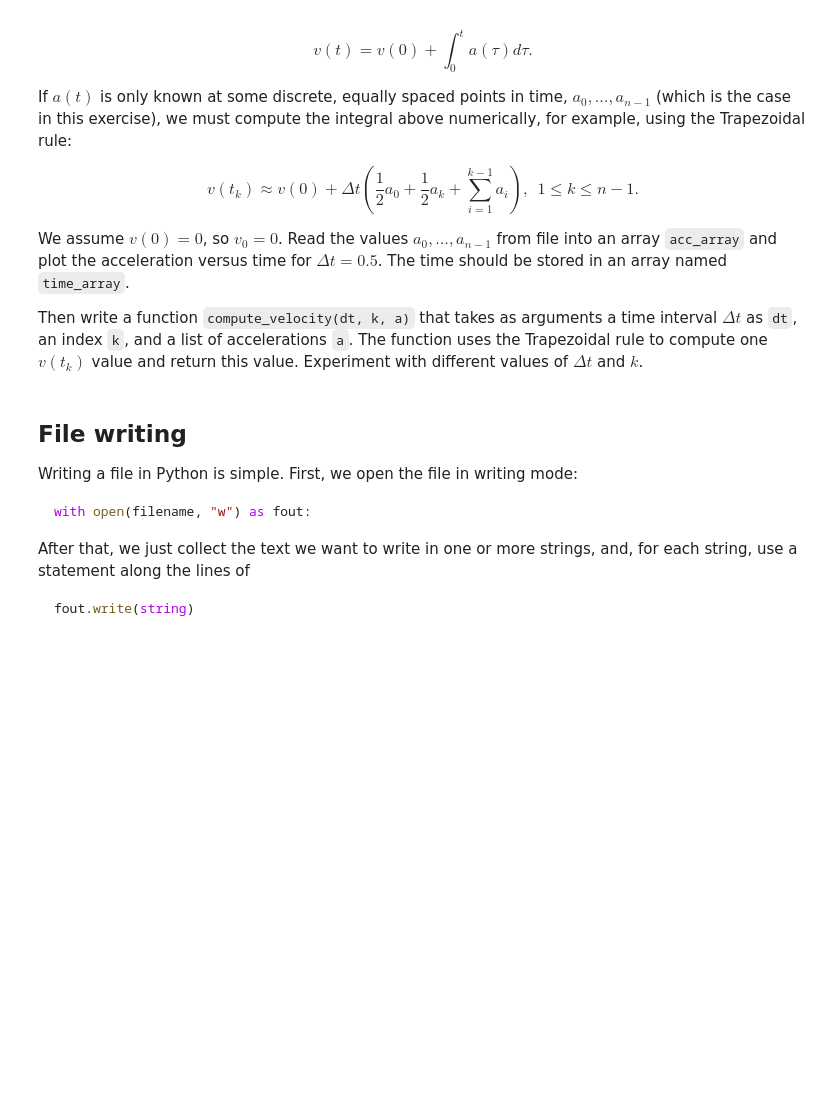
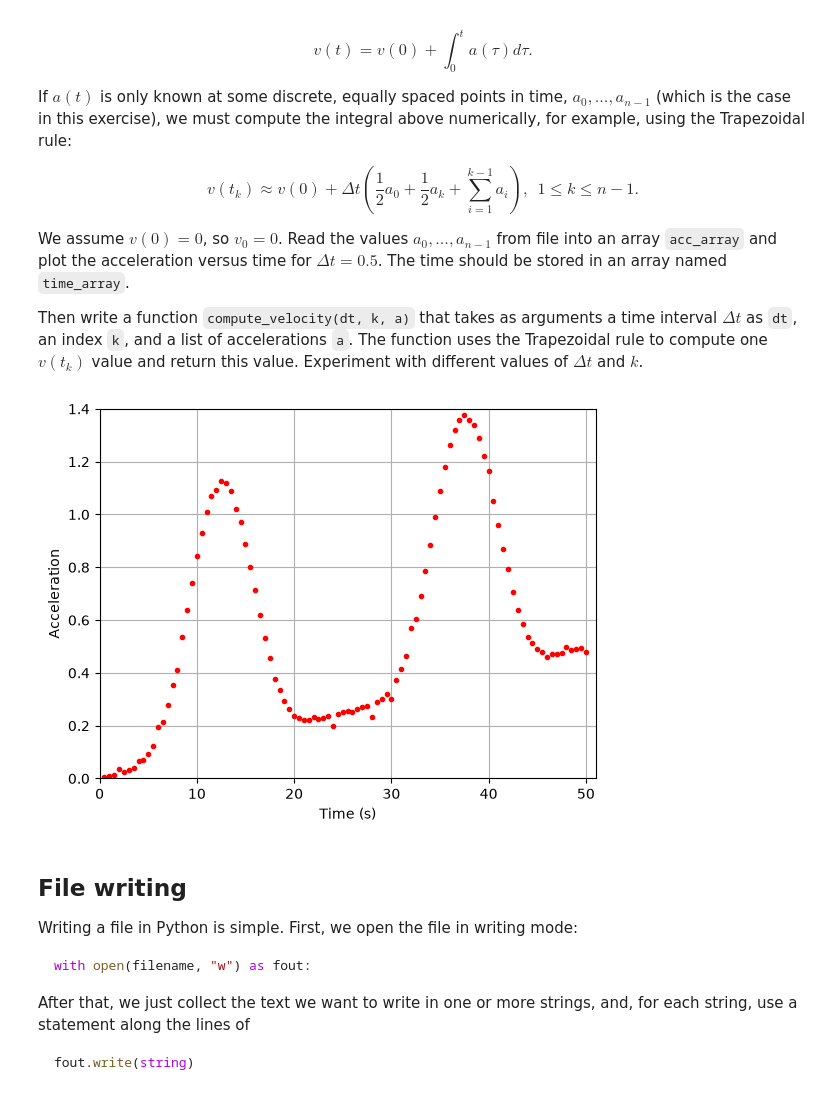
Before and after one commit to ada-3113482811/intro-to-python, a Jupyter notebook: lecture3/lecture3.ipynb, the cells around one changed output. Drawn from its saved outputs; the diff is of its cells as text; code cells hidden in the pictures; blank space fills up the shorter version.

```diff
--- a/lecture3/lecture3.ipynb
+++ b/lecture3/lecture3.ipynb
@@ -705,3 +736,27 @@ Then write a function `compute_velocity(dt, k, a)` that takes as arguments a tim
+# %%
+acc_list = []
+with open("data/acc.dat", "r") as file:
+    for line in file:
+        line = line.strip()
+        if line == "" or line.startswith("#"):
+            continue
+        acc_list.append(float(line))
+acc_array = np.array(acc_list)
+dt = 0.5
+time_array = np.arange(len(acc_array)) * dt
+plt.plot(time_array, acc_array, "o", markersize=3, color="red")
+plt.xlabel("Time (s)")
+plt.ylabel("Acceleration")
+plt.grid()
+plt.axis([0,51,0,1.4])
+plt.show()
+def compute_velocity(dt, k, a):
+    if k == 0:
+        return 0
+    velocity = dt * (0.5 * a[0] + 0.5 * a[k] + sum(a[1:k]))
+    return velocity
+# %% [output]
+[figure, added]
 # %%
 import numbers
 import numpy as np
```
Also changed, not shown: parts of 7 cells of this notebook, 1 other file.
